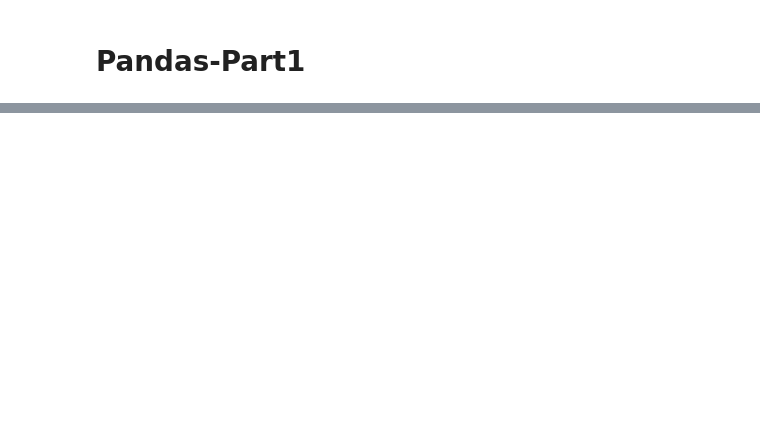
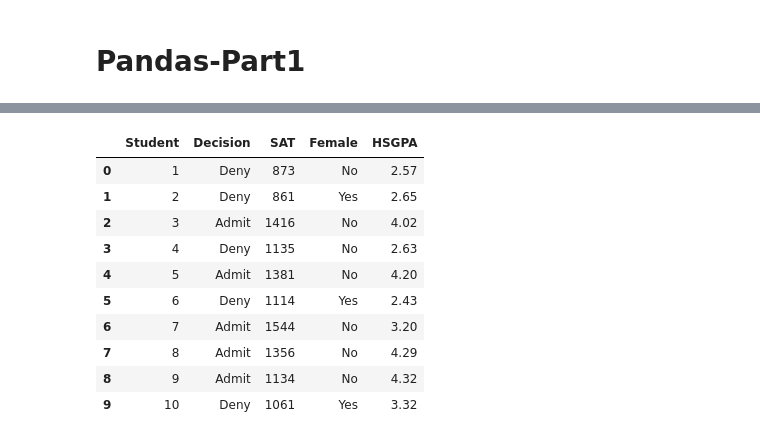
Before and after one commit to clearmindlearn/6110-Fall-2025, a Jupyter notebook: Panda-Part1.ipynb, the cells around one changed output, grey strips where cells are left out. Drawn from its saved outputs; the diff is of its cells as text; code cells hidden in the pictures; blank space fills up the shorter version.

```diff
--- a/Panda-Part1.ipynb
+++ b/Panda-Part1.ipynb
@@ -64,0 +161,15 @@ np.int64(10)
+# %%
+#Show the first 10 studdents
+df.iloc[0:10]
+# %% [output]
+|  | Student | Decision | SAT | Female | HSGPA |
+| 0 | 1 | Deny | 873 | No | 2.57 |
+| 1 | 2 | Deny | 861 | Yes | 2.65 |
+| 2 | 3 | Admit | 1416 | No | 4.02 |
+| 3 | 4 | Deny | 1135 | No | 2.63 |
+| 4 | 5 | Admit | 1381 | No | 4.20 |
+| 5 | 6 | Deny | 1114 | Yes | 2.43 |
+| 6 | 7 | Admit | 1544 | No | 3.20 |
+| 7 | 8 | Admit | 1356 | No | 4.29 |
+| 8 | 9 | Admit | 1134 | No | 4.32 |
+| 9 | 10 | Deny | 1061 | Yes | 3.32 |
```
Also changed, not shown: parts of 24 cells of this notebook.
